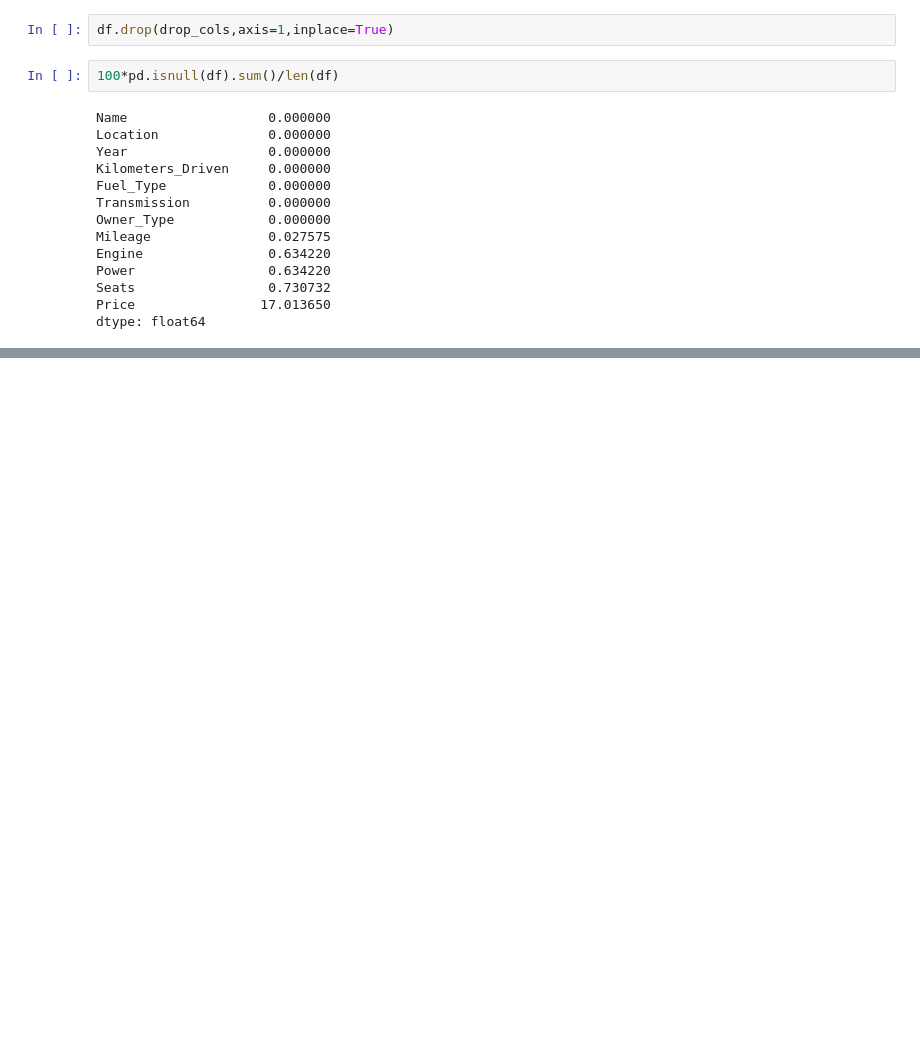
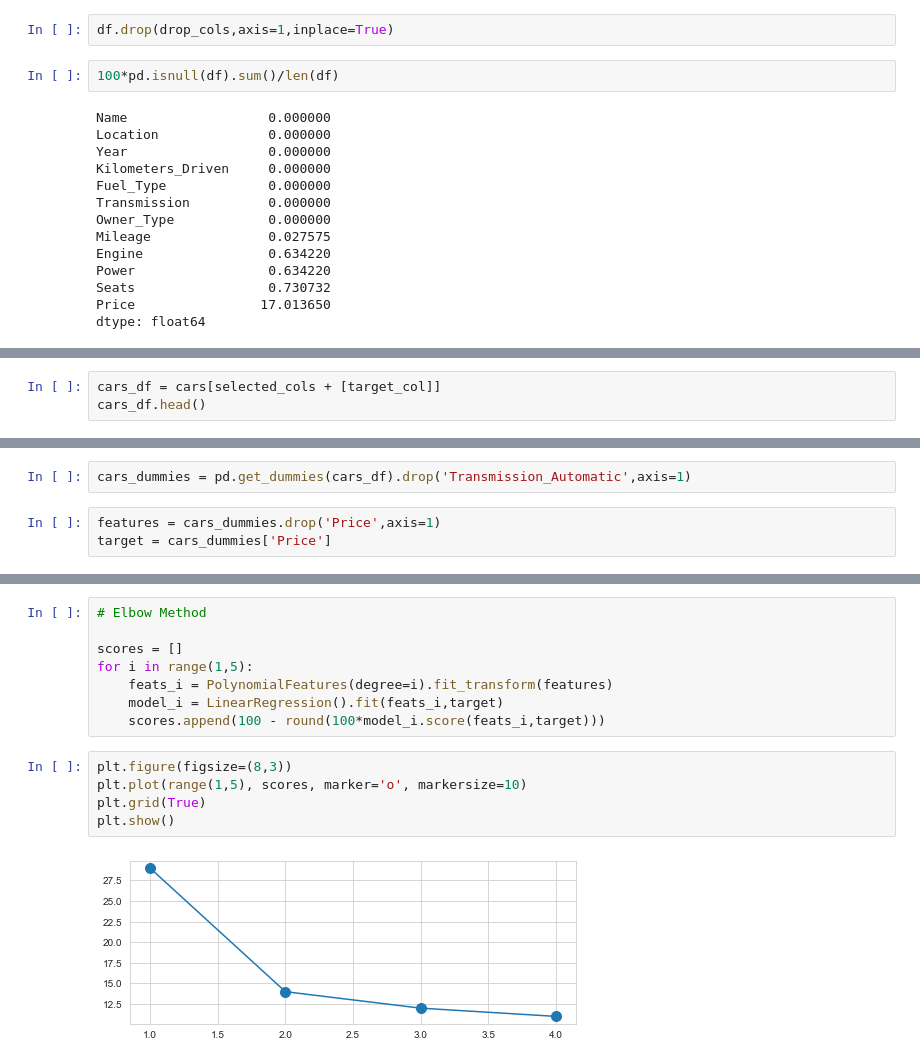
Before and after one commit to Gaurav-Guptaji/ML-Training, a Jupyter notebook: Day 25/day_25.ipynb, the cells around one changed output, grey strips where cells are left out. Drawn from its saved outputs; the diff is of its cells as text; blank space fills up the shorter version.

```diff
--- a/Day 25/day_25.ipynb
+++ b/Day 25/day_25.ipynb
@@ -237,0 +505,3 @@ Name: Name, dtype: int64
+# %%
+cars_df = cars[selected_cols + [target_col]]
+cars_df.head()
@@ -237,0 +516,5 @@ Name: Name, dtype: int64
+# %%
+cars_dummies = pd.get_dummies(cars_df).drop('Transmission_Automatic',axis=1)
+# %%
+features = cars_dummies.drop('Price',axis=1)
+target = cars_dummies['Price']
@@ -237,0 +555,15 @@ Name: Name, dtype: int64
+# %%
+# Elbow Method
+
+scores = []
+for i in range(1,5):
+    feats_i = PolynomialFeatures(degree=i).fit_transform(features)
+    model_i = LinearRegression().fit(feats_i,target)
+    scores.append(100 - round(100*model_i.score(feats_i,target)))
+# %%
+plt.figure(figsize=(8,3))
+plt.plot(range(1,5), scores, marker='o', markersize=10)
+plt.grid(True)
+plt.show()
+# %% [output]
+[figure, added]
```
Also changed, not shown: parts of 34 cells of this notebook.
